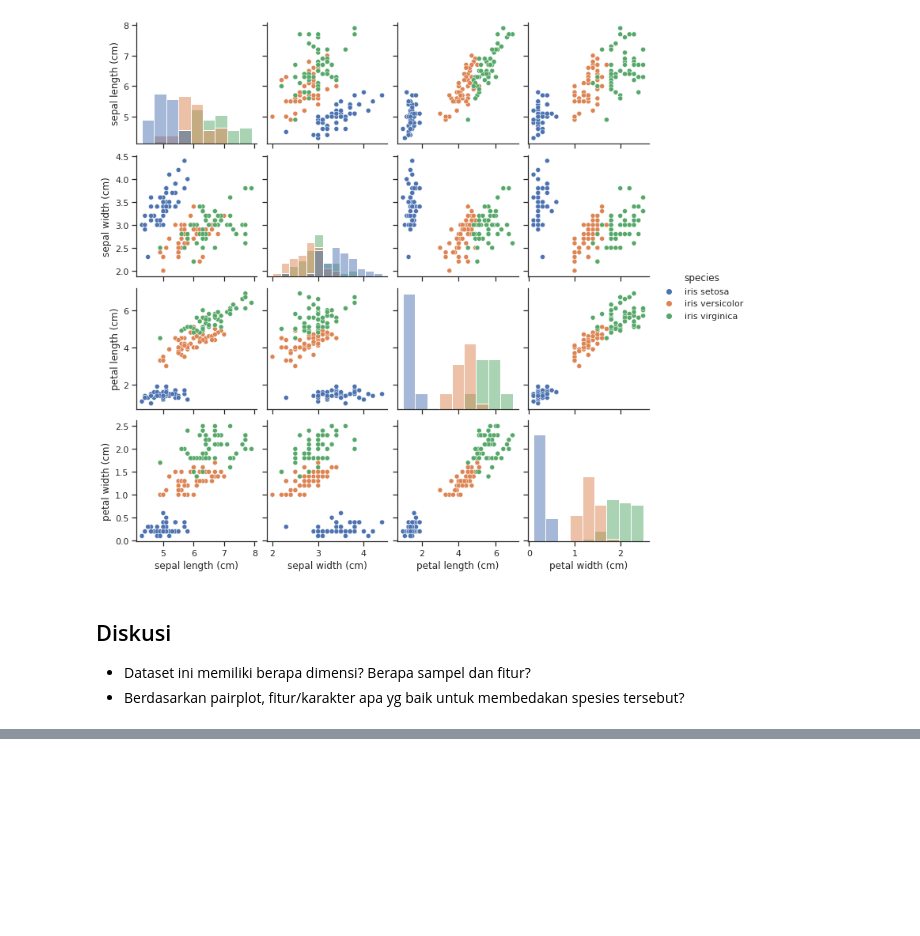
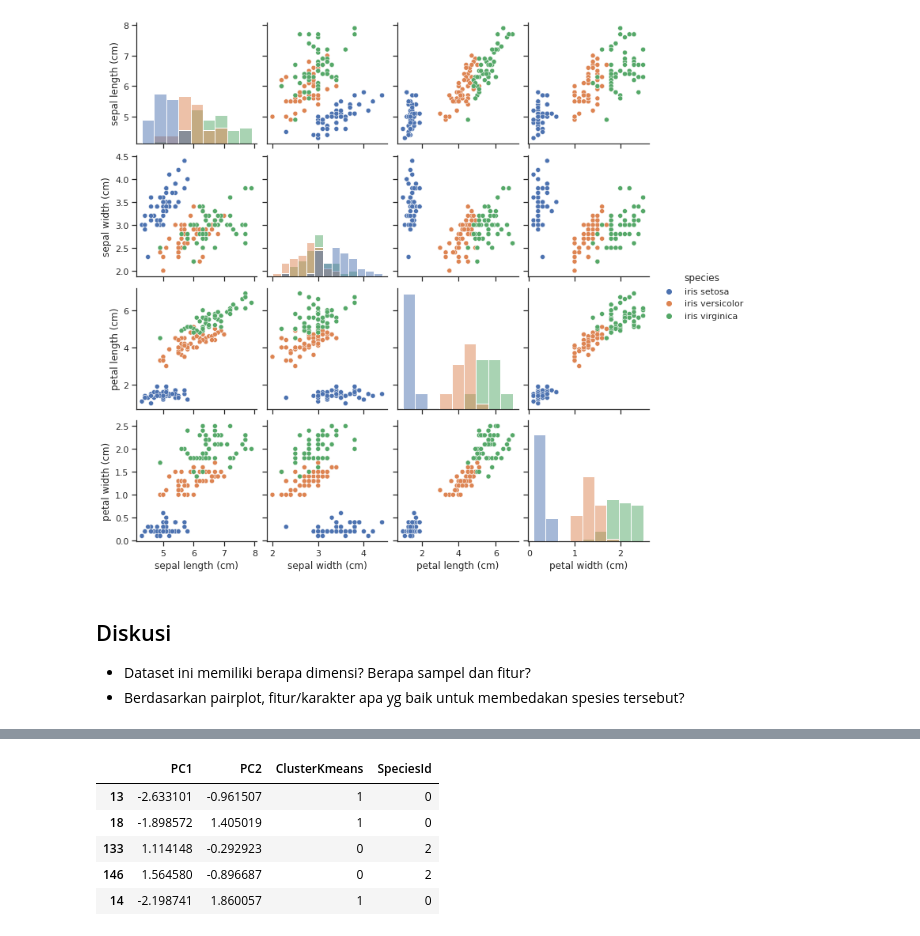
Before and after one commit to lab-biotek-bio-ugm/BIC30007-2, a Jupyter notebook: notebook/modul7.ipynb, the cells around one changed output, grey strips where cells are left out. Saved outputs shown, nothing was run; the diff lists cells and outputs as text; code cells hidden in the pictures; blank space fills up the shorter version.

```diff
--- a/notebook/modul7.ipynb
+++ b/notebook/modul7.ipynb
@@ -77,0 +121,23 @@ Y = iris.target
+# %%
+# mash the data down into 2 dimensions
+# if you have a lot of features it can be helpful to do some feature reduction
+# to avoid the curse of dimensionality (i.e. needing exponentially more data
+# to do accurate predictions as the number of features grows).
+
+# you can do this with Principal Component Analysis (PCA), which remaps the data
+# to a new (smaller) coordinate system which tries to account for the
+# most information possible.
+
+# you can *also* use PCA to visualize the data by reducing the
+# features to 2 dimensions and making a scatterplot.
+# it kind of mashes the data down into 2d, so can lose
+# information - but in this case it's just going from 4d to 2d,
+# so not losing too much info.
+seed = 0
+ndimensions = 2
+
+pca = PCA(n_components=ndimensions, random_state=seed)
+pca.fit(X_scaled)
+X_pca_array = pca.transform(X_scaled)
+X_pca = pd.DataFrame(X_pca_array, columns=['PC1','PC2']) # PC=principal component
+X_pca.sample(5)
@@ -77,0 +153,10 @@ Y = iris.target
+# %%
+nclusters = 3 # this is the k in kmeans
+
+
+km = KMeans(n_clusters=nclusters, random_state=seed)
+km.fit(X_scaled)
+
+# predict the cluster for each data point
+y_cluster_kmeans = km.predict(X_scaled)
+y_cluster_kmeans
@@ -77,0 +171,15 @@ Y = iris.target
+# %%
+# first, convert species to an arbitrary number
+y_id_array = Y
+
+df_plot = X_pca.copy()
+df_plot['ClusterKmeans'] = y_cluster_kmeans
+df_plot['SpeciesId'] = y_id_array # also add actual labels so we can use it in later plots
+df_plot.sample(5)
+# %% [output]
+|  | PC1 | PC2 | ClusterKmeans | SpeciesId |
+| 13 | -2.633101 | -0.961507 | 1 | 0 |
+| 18 | -1.898572 | 1.405019 | 1 | 0 |
+| 133 | 1.114148 | -0.292923 | 0 | 2 |
+| 146 | 1.564580 | -0.896687 | 0 | 2 |
+| 14 | -2.198741 | 1.860057 | 1 | 0 |
```
Also changed, not shown: parts of 14 cells of this notebook, 2 other files.
